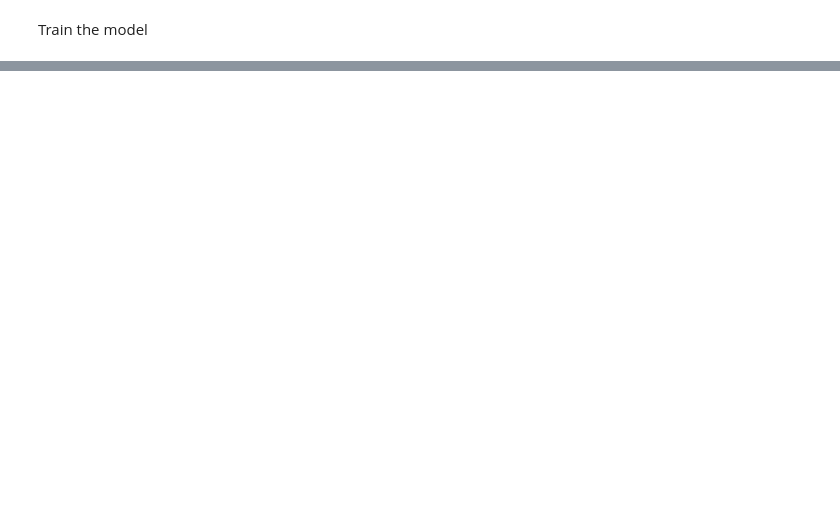
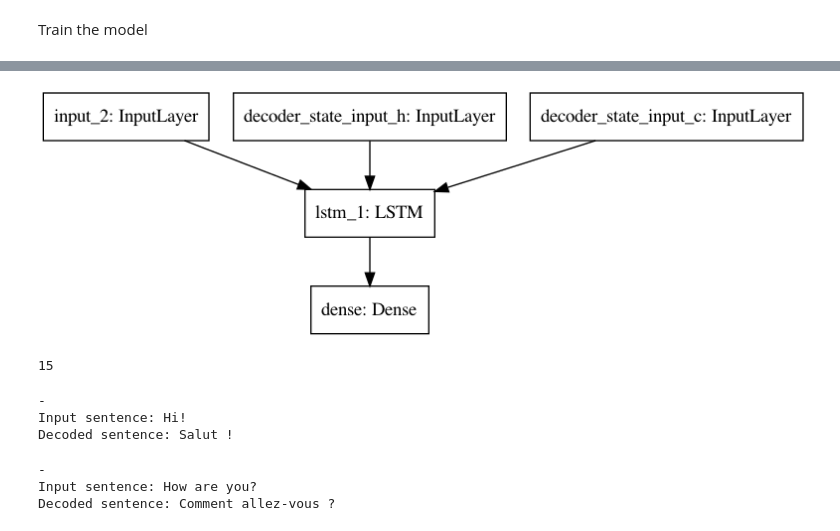
Before and after one commit to sarioz/Springboard, a Jupyter notebook: code-alongs/keras_seq2seq/keras_seq2seq.ipynb, the cells around one changed output, grey strips where cells are left out. Saved outputs shown, nothing was run; the diff lists cells and outputs as text; code cells hidden in the pictures; blank space fills up the shorter version.

```diff
--- a/code-alongs/keras_seq2seq/keras_seq2seq.ipynb
+++ b/code-alongs/keras_seq2seq/keras_seq2seq.ipynb
@@ -216,14 +230,14 @@ Trainable params: 718,173
 Non-trainable params: 0
 __________________________________________________________________________________________________
 # %%
-encoder_inputs = model.input[0]  # input_3
+encoder_inputs = model.input[0]  # input_1
 encoder_outputs, state_h_enc, state_c_enc = model.layers[2].output  # lstm_1
 encoder_states = [state_h_enc, state_c_enc]
 encoder_model = keras.Model(encoder_inputs, encoder_states)
 
-decoder_inputs = model.input[1]  # input_4
-decoder_state_input_h = keras.Input(shape=(latent_dim,), name="input_5")
-decoder_state_input_c = keras.Input(shape=(latent_dim,), name="input_6")
+decoder_inputs = model.input[1]  # input_2
+decoder_state_input_h = keras.Input(shape=(latent_dim,), name="decoder_state_input_h")
+decoder_state_input_c = keras.Input(shape=(latent_dim,), name="decoder_state_input_c")
 decoder_states_inputs = [decoder_state_input_h, decoder_state_input_c]
 decoder_lstm = model.layers[3]
 decoder_outputs, state_h_dec, state_c_dec = decoder_lstm(
@@ -303,0 +322,8 @@ Decoded sentence:
+# %%
+keras.utils.plot_model(decoder_model)
+# %% [output]
+[figure, added]
+# %%
+max_encoder_seq_length
+# %% [output]
+15
@@ -303,0 +343,12 @@ Decoded sentence:
+# %%
+encode_and_call("Hi!")
+# %% [output]
+-
+Input sentence: Hi!
+Decoded sentence: Salut !
+# %%
+encode_and_call("How are you?")
+# %% [output]
+-
+Input sentence: How are you?
+Decoded sentence: Comment allez-vous ?
```
Also changed, not shown: parts of 14 cells of this notebook.
